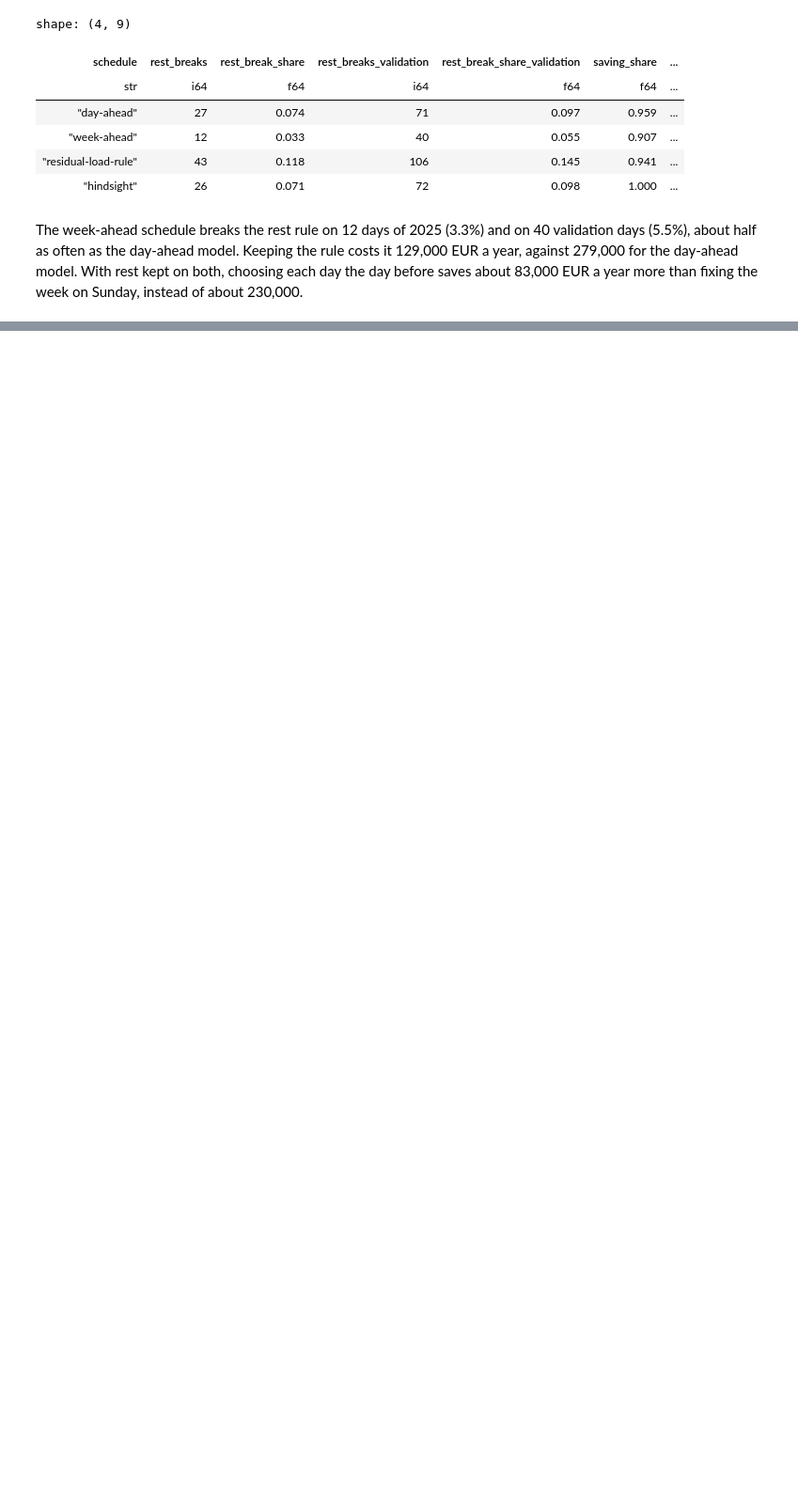
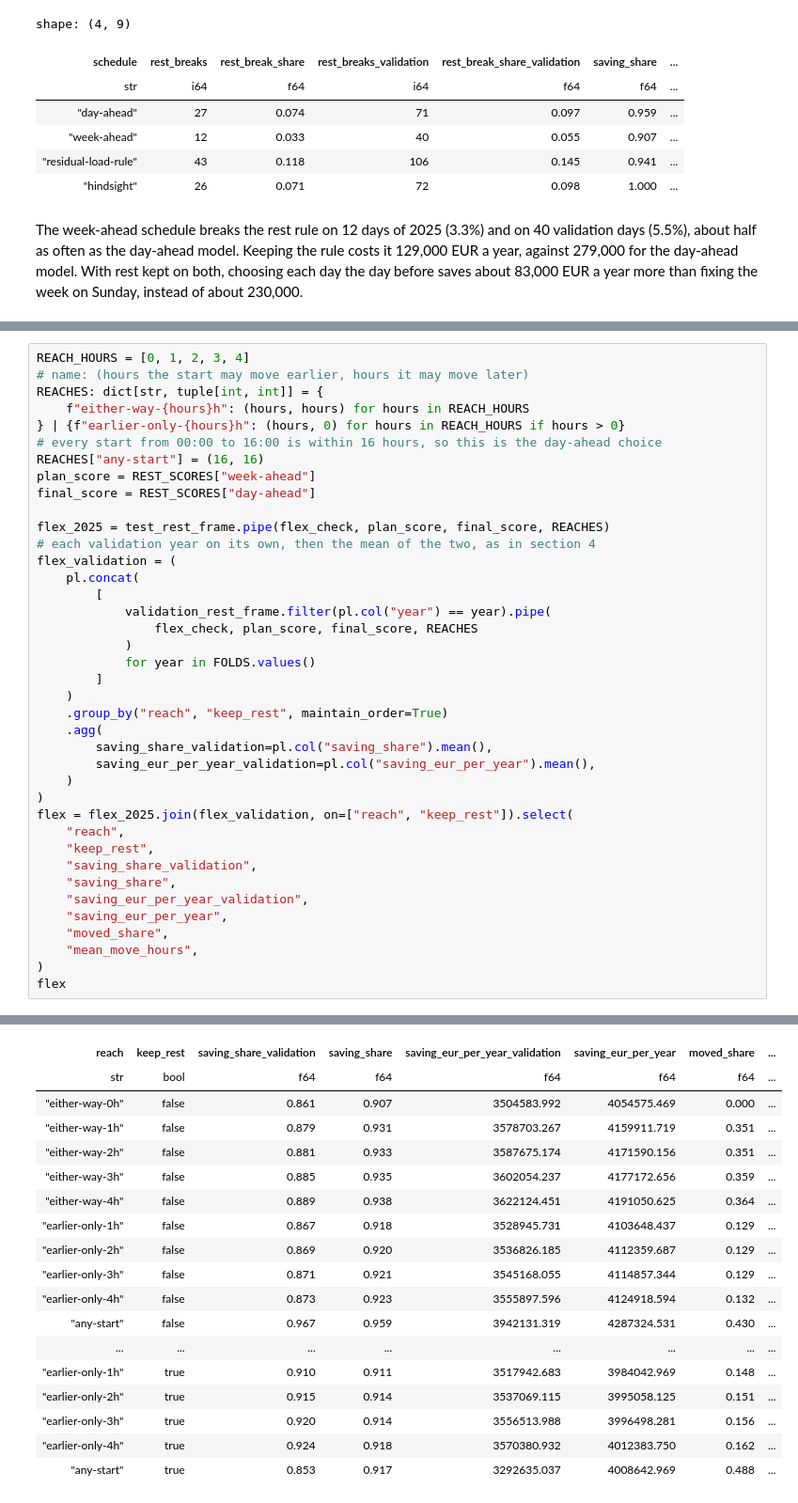
Before and after one commit to martin-gbeck/dba-group-project, a Jupyter notebook: week_ahead.ipynb, the cells around one changed output, grey strips where cells are left out. Shown at 94% size. Drawn from its saved outputs; the diff is of its cells as text; blank space fills up the shorter version.

```diff
--- a/week_ahead.ipynb
+++ b/week_ahead.ipynb
@@ -457,0 +489,40 @@ The week-ahead schedule breaks the rest rule on 12 days of 2025 (3.3%) and on 40
+# %%
+REACH_HOURS = [0, 1, 2, 3, 4]
+# name: (hours the start may move earlier, hours it may move later)
+REACHES: dict[str, tuple[int, int]] = {
+    f"either-way-{hours}h": (hours, hours) for hours in REACH_HOURS
+} | {f"earlier-only-{hours}h": (hours, 0) for hours in REACH_HOURS if hours > 0}
+# every start from 00:00 to 16:00 is within 16 hours, so this is the day-ahead choice
+REACHES["any-start"] = (16, 16)
+plan_score = REST_SCORES["week-ahead"]
+final_score = REST_SCORES["day-ahead"]
+
+flex_2025 = test_rest_frame.pipe(flex_check, plan_score, final_score, REACHES)
+# each validation year on its own, then the mean of the two, as in section 4
+flex_validation = (
+    pl.concat(
+        [
+            validation_rest_frame.filter(pl.col("year") == year).pipe(
+                flex_check, plan_score, final_score, REACHES
+            )
+            for year in FOLDS.values()
+        ]
+    )
+    .group_by("reach", "keep_rest", maintain_order=True)
+    .agg(
+        saving_share_validation=pl.col("saving_share").mean(),
+        saving_eur_per_year_validation=pl.col("saving_eur_per_year").mean(),
+    )
+)
+flex = flex_2025.join(flex_validation, on=["reach", "keep_rest"]).select(
+    "reach",
+    "keep_rest",
+    "saving_share_validation",
+    "saving_share",
+    "saving_eur_per_year_validation",
+    "saving_eur_per_year",
+    "moved_share",
+    "mean_move_hours",
+)
+flex
+# %% [output]
@@ -457,0 +530,18 @@ The week-ahead schedule breaks the rest rule on 12 days of 2025 (3.3%) and on 40
+| reach | keep_rest | saving_share_validation | saving_share | saving_eur_per_year_validation | saving_eur_per_year | moved_share | ... |
+| str | bool | f64 | f64 | f64 | f64 | f64 | ... |
+| "either-way-0h" | false | 0.861 | 0.907 | 3504583.992 | 4054575.469 | 0.000 | ... |
+| "either-way-1h" | false | 0.879 | 0.931 | 3578703.267 | 4159911.719 | 0.351 | ... |
+| "either-way-2h" | false | 0.881 | 0.933 | 3587675.174 | 4171590.156 | 0.351 | ... |
+| "either-way-3h" | false | 0.885 | 0.935 | 3602054.237 | 4177172.656 | 0.359 | ... |
+| "either-way-4h" | false | 0.889 | 0.938 | 3622124.451 | 4191050.625 | 0.364 | ... |
+| "earlier-only-1h" | false | 0.867 | 0.918 | 3528945.731 | 4103648.437 | 0.129 | ... |
+| "earlier-only-2h" | false | 0.869 | 0.920 | 3536826.185 | 4112359.687 | 0.129 | ... |
+| "earlier-only-3h" | false | 0.871 | 0.921 | 3545168.055 | 4114857.344 | 0.129 | ... |
+| "earlier-only-4h" | false | 0.873 | 0.923 | 3555897.596 | 4124918.594 | 0.132 | ... |
+| "any-start" | false | 0.967 | 0.959 | 3942131.319 | 4287324.531 | 0.430 | ... |
+| ... | ... | ... | ... | ... | ... | ... | ... |
+| "earlier-only-1h" | true | 0.910 | 0.911 | 3517942.683 | 3984042.969 | 0.148 | ... |
+| "earlier-only-2h" | true | 0.915 | 0.914 | 3537069.115 | 3995058.125 | 0.151 | ... |
+| "earlier-only-3h" | true | 0.920 | 0.914 | 3556513.988 | 3996498.281 | 0.156 | ... |
+| "earlier-only-4h" | true | 0.924 | 0.918 | 3570380.932 | 4012383.750 | 0.162 | ... |
+| "any-start" | true | 0.853 | 0.917 | 3292635.037 | 4008642.969 | 0.488 | ... |
```
Also changed, not shown: parts of 9 cells of this notebook, 7 other files.
